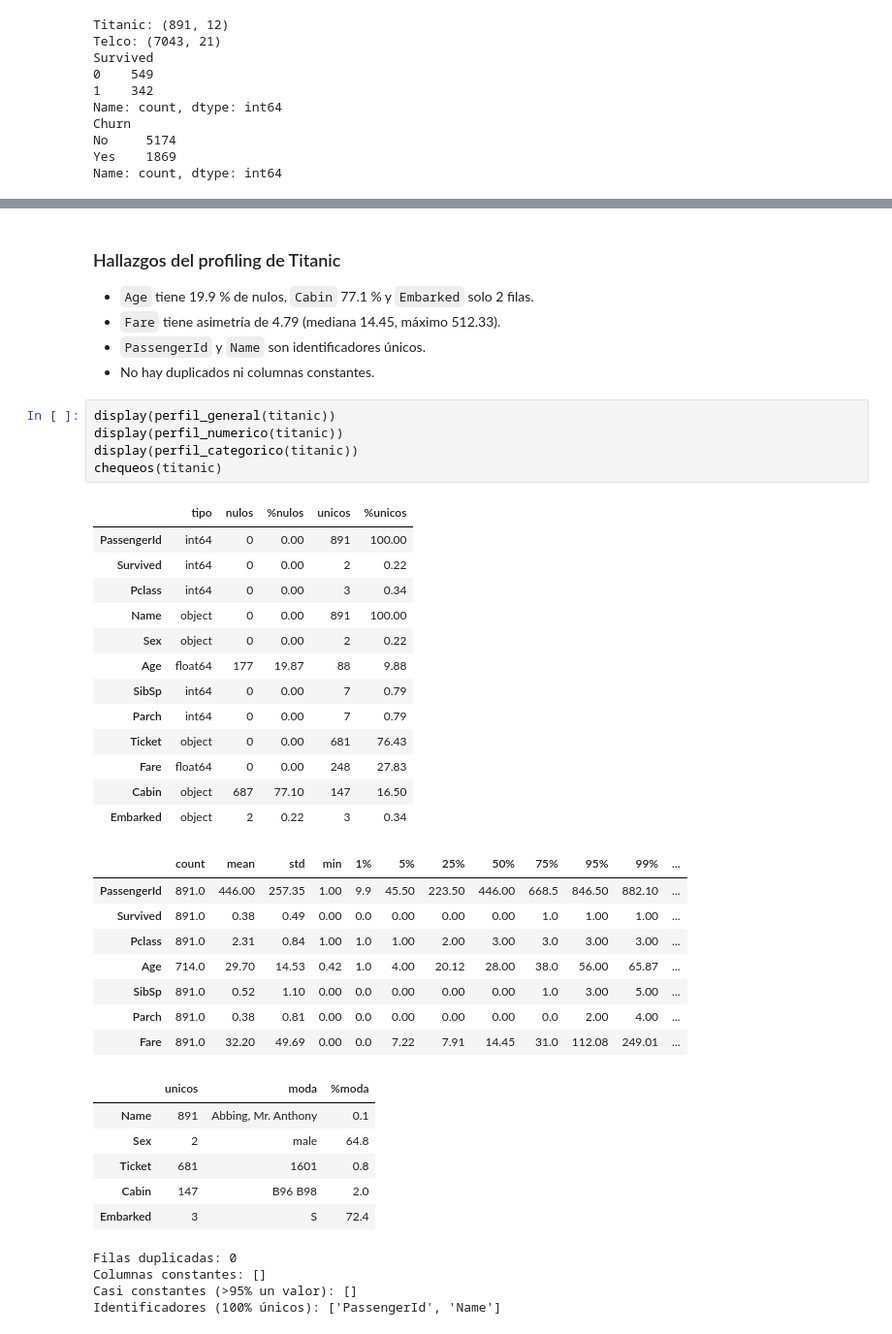
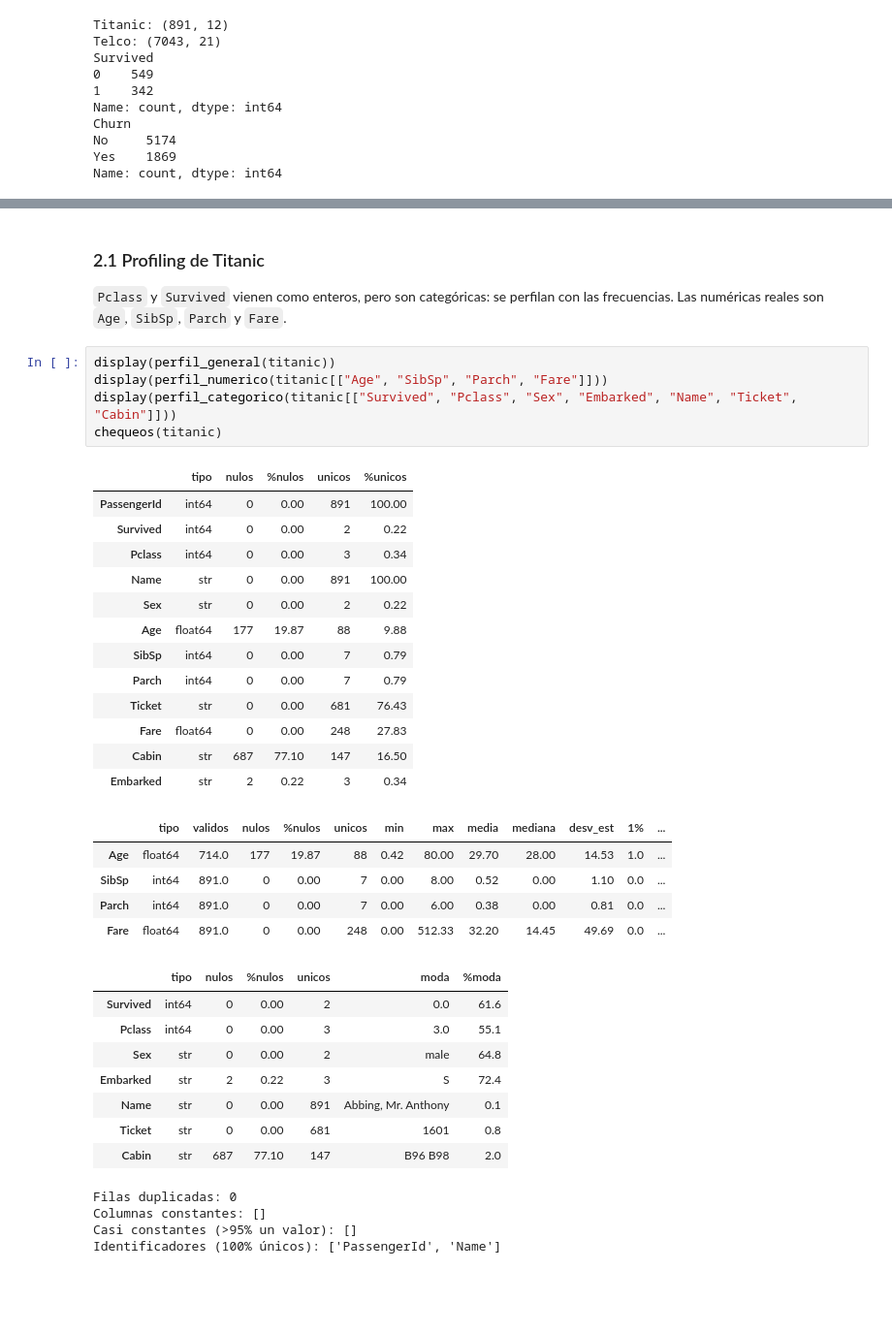
Before and after one commit to davilabrayan688-gif/Practica2-EDA, a Jupyter notebook: Practica2_IA.ipynb, the cells around one changed output, grey strips where cells are left out. Shown at 97% size. Saved outputs shown, nothing was run; the diff lists cells and outputs as text; blank space fills up the shorter version.

```diff
--- a/Practica2_IA.ipynb
+++ b/Practica2_IA.ipynb
@@ -68,45 +135,41 @@ def chequeos(df):
     print("Casi constantes (>95% un valor):",
           [c for c in df if df[c].value_counts(normalize=True, dropna=False).iloc[0] > 0.95])
     print("Identificadores (100% únicos):", [c for c in df if df[c].nunique() == len(df)])
-# %% [markdown]
-### Hallazgos del profiling de Titanic
-- `Age` tiene 19.9 % de nulos, `Cabin` 77.1 % y `Embarked` solo 2 filas.
-- `Fare` tiene asimetría de 4.79 (mediana 14.45, máximo 512.33).
-- `PassengerId` y `Name` son identificadores únicos.
-- No hay duplicados ni columnas constantes.
+# %% [markdown]
+### 2.1 Profiling de Titanic
+`Pclass` y `Survived` vienen como enteros, pero son categóricas: se perfilan con las frecuencias. Las numéricas reales son `Age`, `SibSp`, `Parch` y `Fare`.
 # %%
 display(perfil_general(titanic))
-display(perfil_numerico(titanic))
-display(perfil_categorico(titanic))
+display(perfil_numerico(titanic[["Age", "SibSp", "Parch", "Fare"]]))
+display(perfil_categorico(titanic[["Survived", "Pclass", "Sex", "Embarked", "Name", "Ticket", "Cabin"]]))
 chequeos(titanic)
 # %% [output]
 |  | tipo | nulos | %nulos | unicos | %unicos |
 | PassengerId | int64 | 0 | 0.00 | 891 | 100.00 |
 | Survived | int64 | 0 | 0.00 | 2 | 0.22 |
 | Pclass | int64 | 0 | 0.00 | 3 | 0.34 |
-| Name | object | 0 | 0.00 | 891 | 100.00 |
-| Sex | object | 0 | 0.00 | 2 | 0.22 |
+| Name | str | 0 | 0.00 | 891 | 100.00 |
+| Sex | str | 0 | 0.00 | 2 | 0.22 |
 | Age | float64 | 177 | 19.87 | 88 | 9.88 |
 | SibSp | int64 | 0 | 0.00 | 7 | 0.79 |
 | Parch | int64 | 0 | 0.00 | 7 | 0.79 |
-| Ticket | object | 0 | 0.00 | 681 | 76.43 |
+| Ticket | str | 0 | 0.00 | 681 | 76.43 |
 | Fare | float64 | 0 | 0.00 | 248 | 27.83 |
-| Cabin | object | 687 | 77.10 | 147 | 16.50 |
-| Embarked | object | 2 | 0.22 | 3 | 0.34 |
+| Cabin | str | 687 | 77.10 | 147 | 16.50 |
+| Embarked | str | 2 | 0.22 | 3 | 0.34 |
-|  | count | mean | std | min | 1% | 5% | 25% | 50% | 75% | 95% | 99% | ... |
-| PassengerId | 891.0 | 446.00 | 257.35 | 1.00 | 9.9 | 45.50 | 223.50 | 446.00 | 668.5 | 846.50 | 882.10 | ... |
-| Survived | 891.0 | 0.38 | 0.49 | 0.00 | 0.0 | 0.00 | 0.00 | 0.00 | 1.0 | 1.00 | 1.00 | ... |
-| Pclass | 891.0 | 2.31 | 0.84 | 1.00 | 1.0 | 1.00 | 2.00 | 3.00 | 3.0 | 3.00 | 3.00 | ... |
-| Age | 714.0 | 29.70 | 14.53 | 0.42 | 1.0 | 4.00 | 20.12 | 28.00 | 38.0 | 56.00 | 65.87 | ... |
-| SibSp | 891.0 | 0.52 | 1.10 | 0.00 | 0.0 | 0.00 | 0.00 | 0.00 | 1.0 | 3.00 | 5.00 | ... |
-| Parch | 891.0 | 0.38 | 0.81 | 0.00 | 0.0 | 0.00 | 0.00 | 0.00 | 0.0 | 2.00 | 4.00 | ... |
-| Fare | 891.0 | 32.20 | 49.69 | 0.00 | 0.0 | 7.22 | 7.91 | 14.45 | 31.0 | 112.08 | 249.01 | ... |
+|  | tipo | validos | nulos | %nulos | unicos | min | max | media | mediana | desv_est | 1% | ... |
+| Age | float64 | 714.0 | 177 | 19.87 | 88 | 0.42 | 80.00 | 29.70 | 28.00 | 14.53 | 1.0 | ... |
+| SibSp | int64 | 891.0 | 0 | 0.00 | 7 | 0.00 | 8.00 | 0.52 | 0.00 | 1.10 | 0.0 | ... |
+| Parch | int64 | 891.0 | 0 | 0.00 | 7 | 0.00 | 6.00 | 0.38 | 0.00 | 0.81 | 0.0 | ... |
+| Fare | float64 | 891.0 | 0 | 0.00 | 248 | 0.00 | 512.33 | 32.20 | 14.45 | 49.69 | 0.0 | ... |
-|  | unicos | moda | %moda |
-| Name | 891 | Abbing, Mr. Anthony | 0.1 |
-| Sex | 2 | male | 64.8 |
-| Ticket | 681 | 1601 | 0.8 |
-| Cabin | 147 | B96 B98 | 2.0 |
-| Embarked | 3 | S | 72.4 |
+|  | tipo | nulos | %nulos | unicos | moda | %moda |
+| Survived | int64 | 0 | 0.00 | 2 | 0.0 | 61.6 |
+| Pclass | int64 | 0 | 0.00 | 3 | 3.0 | 55.1 |
+| Sex | str | 0 | 0.00 | 2 | male | 64.8 |
+| Embarked | str | 2 | 0.22 | 3 | S | 72.4 |
+| Name | str | 0 | 0.00 | 891 | Abbing, Mr. Anthony | 0.1 |
+| Ticket | str | 0 | 0.00 | 681 | 1601 | 0.8 |
+| Cabin | str | 687 | 77.10 | 147 | B96 B98 | 2.0 |
 Filas duplicadas: 0
 Columnas constantes: []
 Casi constantes (>95% un valor): []
```
Also changed, not shown: parts of 94 cells of this notebook, 5 other files.
